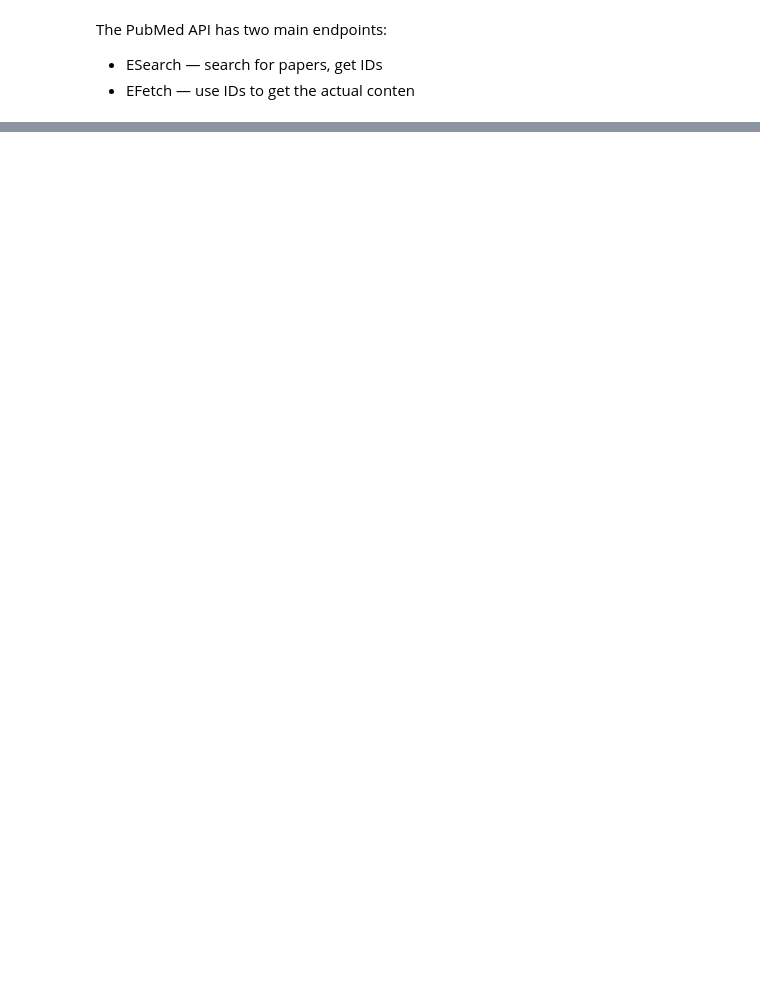
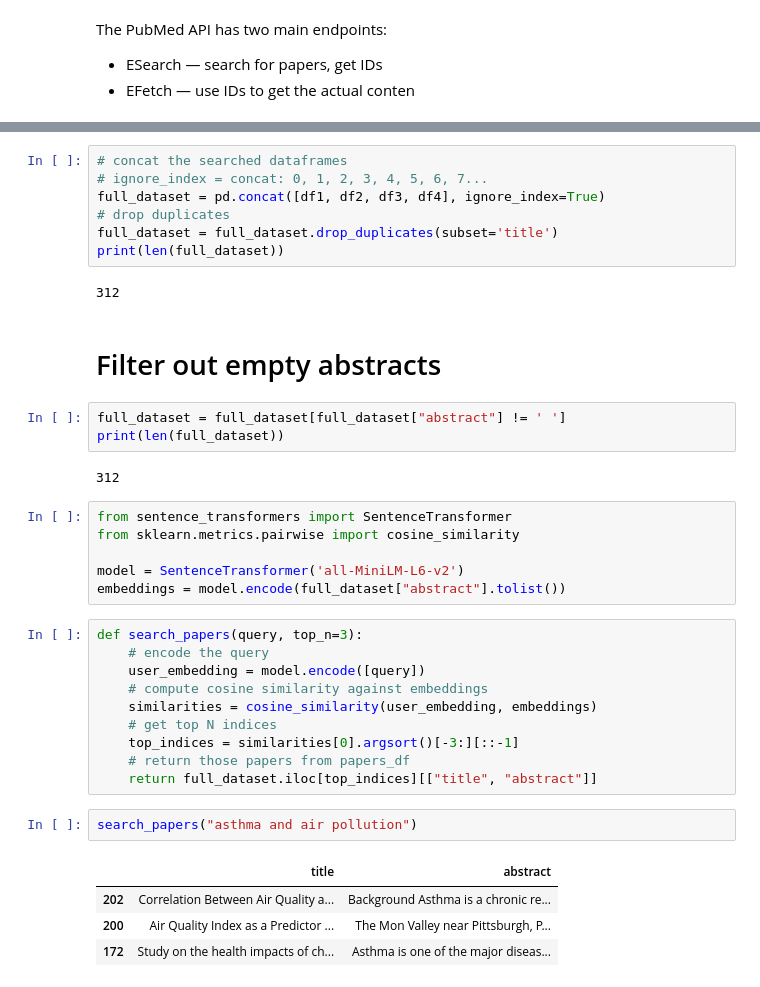
Before and after one commit to chandlershortlidge/end-to-end-project, a Jupyter notebook: notebooks/api.ipynb, the cells around one changed output, grey strips where cells are left out. Saved outputs shown, nothing was run; the diff lists cells and outputs as text; blank space fills up the shorter version.

```diff
--- a/notebooks/api.ipynb
+++ b/notebooks/api.ipynb
@@ -92,0 +119,39 @@ ABSTRACT: Intracerebral haemorrhage (ICH) is a rapidly fatal cerebrovascular cat
+# %%
+# concat the searched dataframes
+# ignore_index = concat: 0, 1, 2, 3, 4, 5, 6, 7...
+full_dataset = pd.concat([df1, df2, df3, df4], ignore_index=True)
+# drop duplicates
+full_dataset = full_dataset.drop_duplicates(subset='title')
+print(len(full_dataset))
+# %% [output]
+312
+# %% [markdown]
+# Filter out empty abstracts
+# %%
+full_dataset = full_dataset[full_dataset["abstract"] != ' ']
+print(len(full_dataset))
+# %% [output]
+312
+# %%
+from sentence_transformers import SentenceTransformer
+from sklearn.metrics.pairwise import cosine_similarity
+
+model = SentenceTransformer('all-MiniLM-L6-v2')
+embeddings = model.encode(full_dataset["abstract"].tolist())
+# %%
+def search_papers(query, top_n=3):
+    # encode the query
+    user_embedding = model.encode([query])
+    # compute cosine similarity against embeddings
+    similarities = cosine_similarity(user_embedding, embeddings)
+    # get top N indices
+    top_indices = similarities[0].argsort()[-3:][::-1]
+    # return those papers from papers_df
+    return full_dataset.iloc[top_indices][["title", "abstract"]]
+# %%
+search_papers("asthma and air pollution")
+# %% [output]
+|  | title | abstract |
+| 202 | Correlation Between Air Quality a... | Background Asthma is a chronic re... |
+| 200 | Air Quality Index as a Predictor ... | The Mon Valley near Pittsburgh, P... |
+| 172 | Study on the health impacts of ch... | Asthma is one of the major diseas... |
```
Also changed, not shown: parts of 16 cells of this notebook, 14 other files.
